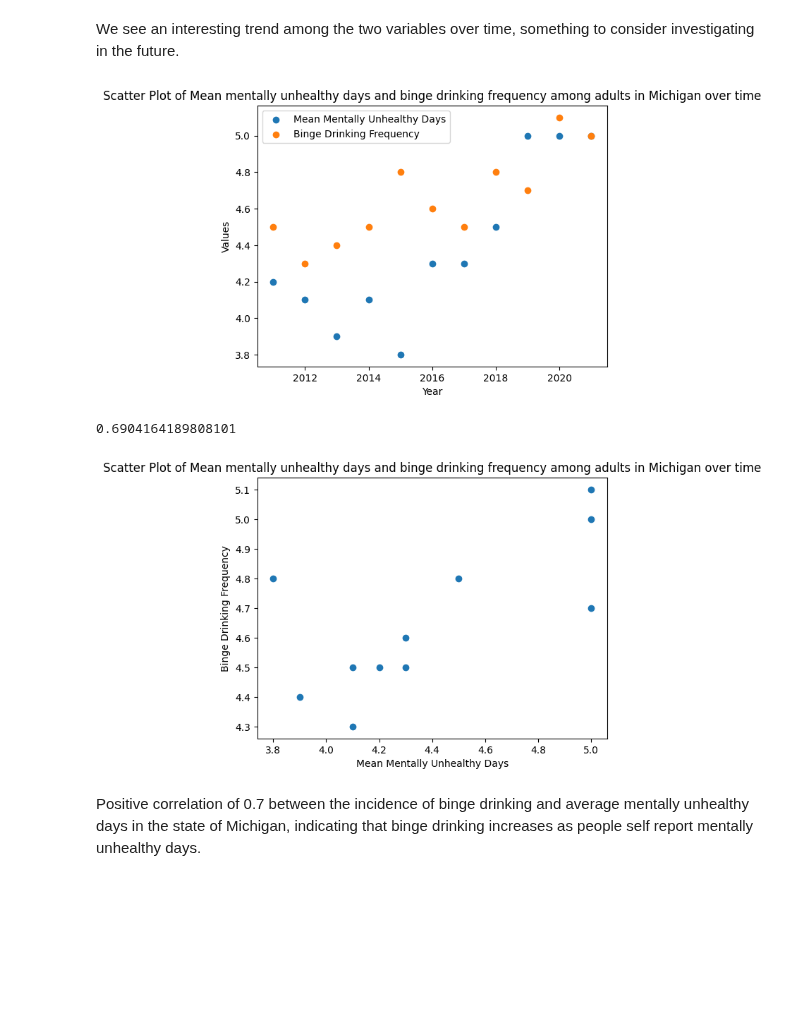
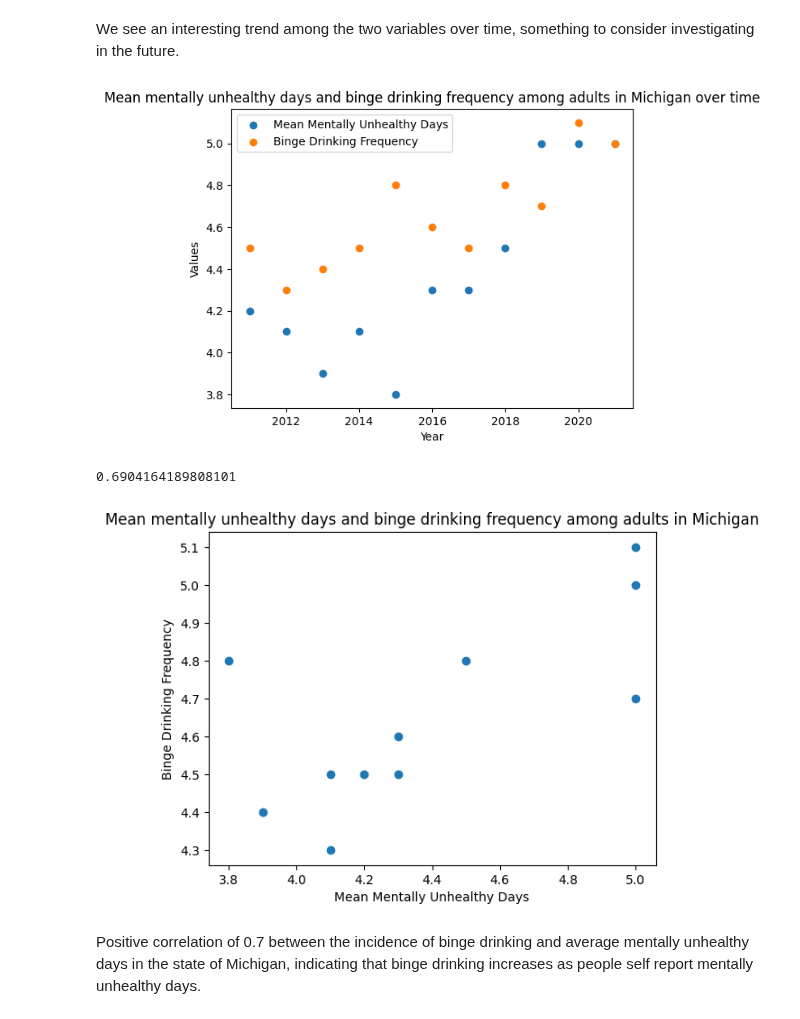
Before and after one commit to jrmcmill/618-project, a Jupyter notebook: JMproject-description.ipynb, the cells around one changed output. Drawn from its saved outputs; the diff is of its cells as text; code cells hidden in the pictures; blank space fills up the shorter version.

Commit message:
fix labels and titles

```diff
--- a/JMproject-description.ipynb
+++ b/JMproject-description.ipynb
@@ -352,17 +355,17 @@ We see an interesting trend among the two variables over time, something to cons
 # %%
 # Merge the DataFrames
 mh_al_mi = mh_mi.merge(al_mi, on='YearStart', suffixes=('_mh', '_al'), how='inner').sort_values(by='YearStart')
 
 # Create a scatter plot of the line plot
 plt.scatter(mh_al_mi['YearStart'], mh_al_mi['DataValue_mh'], label='Mean Mentally Unhealthy Days')
 plt.scatter(mh_al_mi['YearStart'], mh_al_mi['DataValue_al'], label='Binge Drinking Frequency')
 plt.xlabel('Year')
 plt.ylabel('Values')
-plt.title('Scatter Plot of Mean mentally unhealthy days and binge drinking frequency among adults in Michigan over time')
+plt.title('Mean mentally unhealthy days and binge drinking frequency among adults in Michigan over time')
 plt.legend()
 plt.show()
 # %% [output]
-[figure, old version]
+[figure, new version]
 # %%
 # find the correlation coefficient between the two variables
 mh_al_mi['DataValue_mh'].corr(mh_al_mi['DataValue_al'])
@@ -372,10 +375,10 @@ mh_al_mi['DataValue_mh'].corr(mh_al_mi['DataValue_al'])
 plt.scatter(mh_al_mi['DataValue_mh'], mh_al_mi['DataValue_al'])
 plt.xlabel('Mean Mentally Unhealthy Days')
 plt.ylabel('Binge Drinking Frequency')
-plt.title('Scatter Plot of Mean mentally unhealthy days and binge drinking frequency among adults in Michigan over time')
+plt.title('Mean mentally unhealthy days and binge drinking frequency among adults in Michigan')
 _ = plt.show()
 # %% [output]
-[figure, old version]
+[figure, new version]
 # %% [markdown]
 Positive correlation of 0.7 between the incidence of binge drinking and average mentally unhealthy days in the state of Michigan, indicating that binge drinking increases as people self report mentally unhealthy days.
 # %%
```
Also changed, not shown: parts of 5 cells of this notebook.
